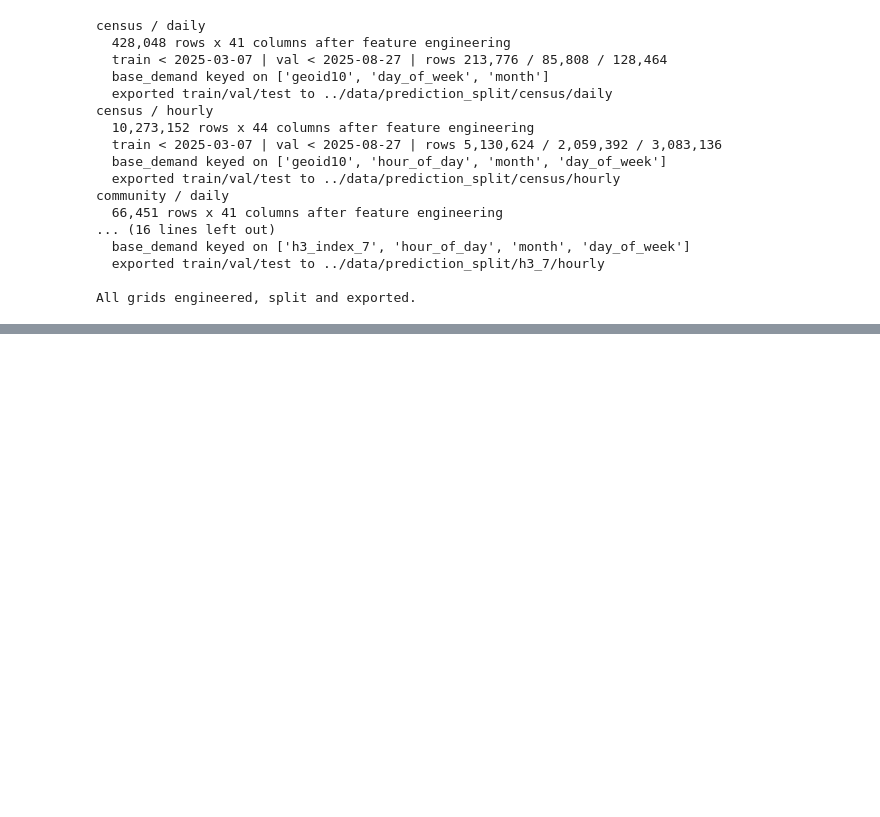
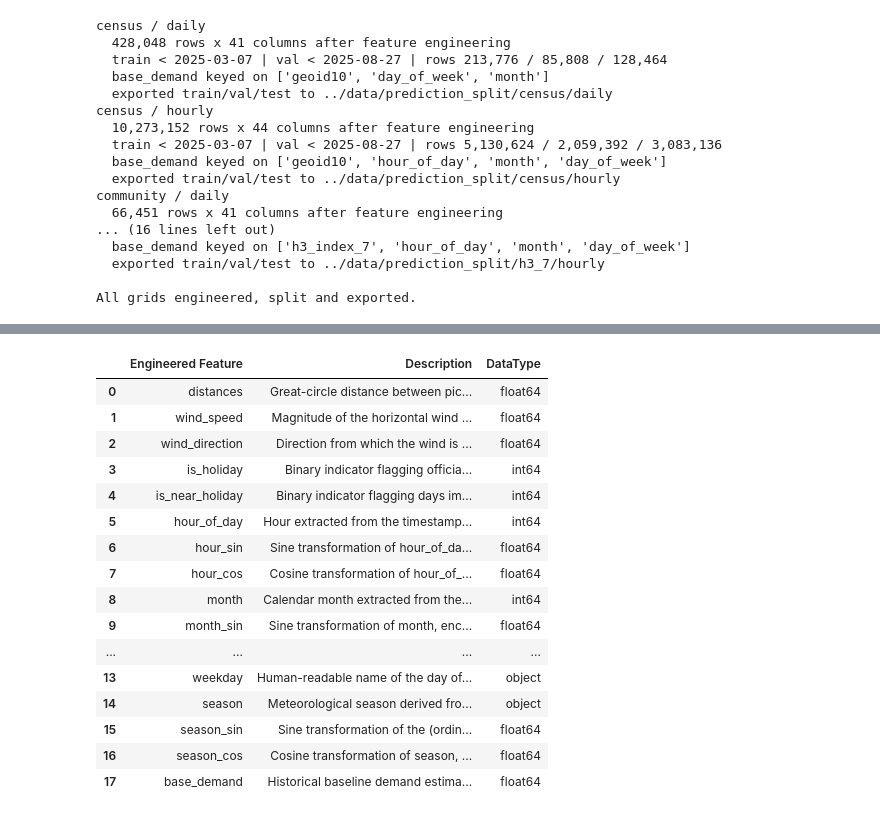
Before and after one commit to larissatheilmann/AAA_Project_Group7, a Jupyter notebook: notebooks/3.1 FeatureEngineering.ipynb, the cells around one changed output, grey strips where cells are left out. Saved outputs shown, nothing was run; the diff lists cells and outputs as text; code cells hidden in the pictures; blank space fills up the shorter version.

Commit message:
Create tables for the appendix. Refine the report.

```diff
--- a/notebooks/3.1 FeatureEngineering.ipynb
+++ b/notebooks/3.1 FeatureEngineering.ipynb
@@ -372,0 +375,79 @@ All grids engineered, split and exported.
+# %%
+#| label: tbl-engineered-features
+#| tbl-cap: "List of all Engineered Features."
+pd.set_option('display.max_colwidth', None)
+table_features = pd.DataFrame([
+    {"Engineered Feature": "distances",
+     "Description": "Great-circle distance between pickup and drop-off coordinates, computed via the haversine formula. Used as a proxy for trip length.",
+     "DataType": "float64"},
+    {"Engineered Feature": "wind_speed",
+     "Description": "Magnitude of the horizontal wind vector, computed as sqrt(u² + v²) from the 10m u/v wind components.",
+     "DataType": "float64"},
+    {"Engineered Feature": "wind_direction",
+     "Description": "Direction from which the wind is blowing, computed via atan2(u, v) and converted to compass degrees.",
+     "DataType": "float64"},
+    {"Engineered Feature": "is_holiday",
+     "Description": "Binary indicator flagging official U.S./Illinois public holidays, expected to shift ride-hailing demand relative to regular weekdays.",
+     "DataType": "int64"},
+    {"Engineered Feature": "is_near_holiday",
+     "Description": "Binary indicator flagging days immediately preceding or following a public holiday, capturing anticipatory or spillover demand effects.",
+     "DataType": "int64"},
+    {"Engineered Feature": "hour_of_day",
+     "Description": "Hour extracted from the timestamp, capturing intraday demand cycles.",
+     "DataType": "int64"},
+    {"Engineered Feature": "hour_sin",
+     "Description": "Sine transformation of hour_of_day, encoding time of day on a continuous circular scale.",
+     "DataType": "float64"},
+    {"Engineered Feature": "hour_cos",
+     "Description": "Cosine transformation of hour_of_day, paired with hour_sin to avoid the discontinuity between hour 23 and hour 0.",
+     "DataType": "float64"},
+    {"Engineered Feature": "month",
+     "Description": "Calendar month extracted from the timestamp, capturing seasonal variation.",
+     "DataType": "int64"},
+    {"Engineered Feature": "month_sin",
+     "Description": "Sine transformation of month, encoding the annual cycle continuously.",
+     "DataType": "float64"},
+    {"Engineered Feature": "month_cos",
+     "Description": "Cosine transformation of month, paired with month_sin to avoid the discontinuity between December and January.",
+     "DataType": "float64"},
+    {"Engineered Feature": "day_of_week",
+     "Description": "Numeric day of week extracted from the timestamp (0 = Monday, ..., 6 = Sunday), capturing weekly demand patterns.",
+     "DataType": "int64"},
+    {"Engineered Feature": "is_weekend",
+     "Description": "Binary indicator flagging Saturday and Sunday, expected to correlate with different ride purposes (leisure vs. commute).",
+     "DataType": "int64"},
+    {"Engineered Feature": "weekday",
+     "Description": "Human-readable name of the day of week (e.g., \"Monday\"), serving as a descriptive counterpart to day_of_week.",
+     "DataType": "object"},
+    {"Engineered Feature": "season",
+     "Description": "Meteorological season derived from month (Winter, Spring, Summer, Fall), capturing broader seasonal demand and weather regimes.",
+     "DataType": "object"},
+    {"Engineered Feature": "season_sin",
+     "Description": "Sine transformation of the (ordinally encoded) season, representing the seasonal cycle continuously.",
+     "DataType": "float64"},
+    {"Engineered Feature": "season_cos",
+     "Description": "Cosine transformation of season, paired with season_sin to avoid a discontinuity between the last and first season of the year.",
+     "DataType": "float64"},
+    {"Engineered Feature": "base_demand",
+     "Description": "Historical baseline demand estimate (e.g., average observed demand for the corresponding hour/day-of-week combination), used as a reference signal for modeling weather-driven demand deviations.",
+     "DataType": "float64"},
+])
+table_features
+# %% [output]
+|  | Engineered Feature | Description | DataType |
+| 0 | distances | Great-circle distance between pic... | float64 |
+| 1 | wind_speed | Magnitude of the horizontal wind ... | float64 |
+| 2 | wind_direction | Direction from which the wind is ... | float64 |
+| 3 | is_holiday | Binary indicator flagging officia... | int64 |
+| 4 | is_near_holiday | Binary indicator flagging days im... | int64 |
+| 5 | hour_of_day | Hour extracted from the timestamp... | int64 |
+| 6 | hour_sin | Sine transformation of hour_of_da... | float64 |
+| 7 | hour_cos | Cosine transformation of hour_of_... | float64 |
+| 8 | month | Calendar month extracted from the... | int64 |
+| 9 | month_sin | Sine transformation of month, enc... | float64 |
+| ... | ... | ... | ... |
+| 13 | weekday | Human-readable name of the day of... | object |
+| 14 | season | Meteorological season derived fro... | object |
+| 15 | season_sin | Sine transformation of the (ordin... | float64 |
+| 16 | season_cos | Cosine transformation of season, ... | float64 |
+| 17 | base_demand | Historical baseline demand estima... | float64 |
```
Also changed, not shown: parts of 1 cell of this notebook, 8 other files.
